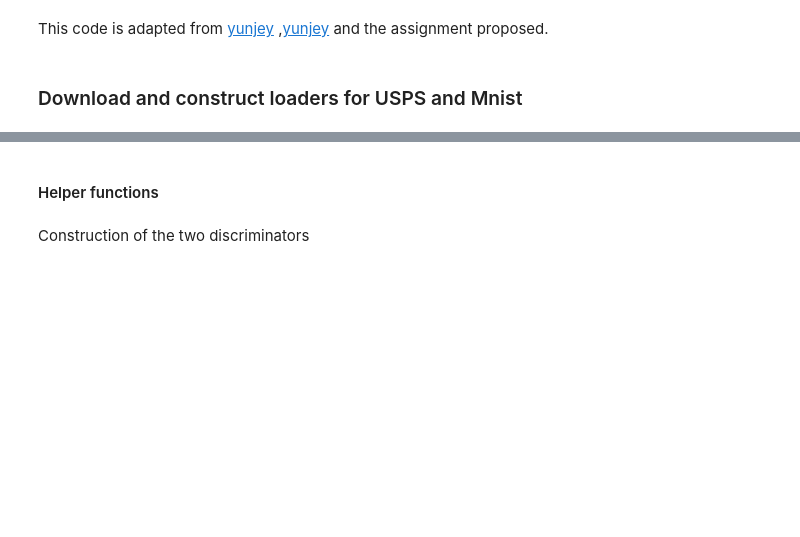
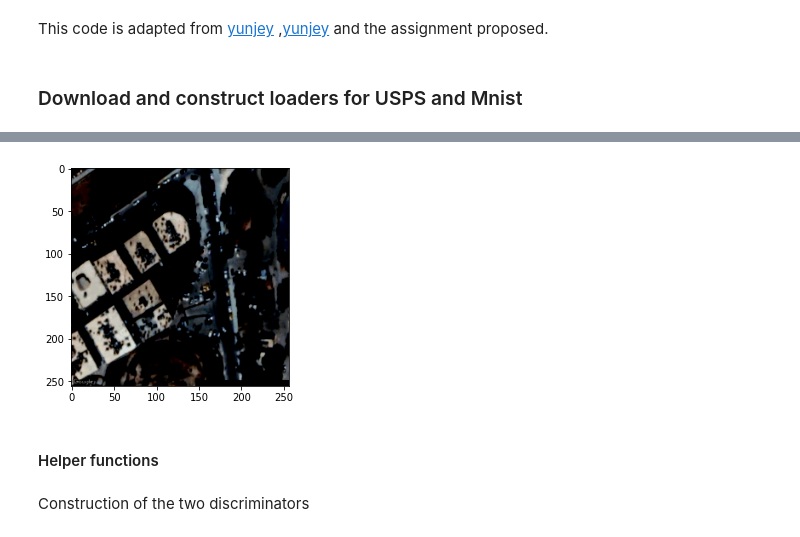
Before and after one commit to cerezamo/dl_ensae2020, a Jupyter notebook: TEST_SYRIE.ipynb, the cells around one changed output, grey strips where cells are left out. Drawn from its saved outputs; the diff is of its cells as text; code cells hidden in the pictures; blank space fills up the shorter version.

```diff
--- a/TEST_SYRIE.ipynb
+++ b/TEST_SYRIE.ipynb
@@ -220,0 +42,22 @@ The USPS dataset consists of 7,291 training images and 2007 test images each of
+# %%
+class CustomDataSet(Dataset):
+    def __init__(self, main_dir, transform):
+        self.main_dir = main_dir
+        self.transform = transform
+        all_imgs = os.listdir(main_dir)
+        self.total_imgs = all_imgs
+
+    def __len__(self):
+        return len(self.total_imgs)
+
+    def __getitem__(self, idx):
+        img_loc = os.path.join(self.main_dir, self.total_imgs[idx])
+        image = Image.open(img_loc).convert("RGB")
+        tensor_image = self.transform(image)
+        return tensor_image
+# %%
+transform = transforms.Compose([
+                                transforms.Resize(image_size),
+                                transforms.ToTensor(),
+                                transforms.Normalize((0.5, 0.5, 0.5), (0.5, 0.5, 0.5))
+                              ])
@@ -221,3 +68,21 @@ The USPS dataset consists of 7,291 training images and 2007 test images each of
+# %%
+images = CustomDataSet(root_destroyed, transform=transform)
+destroyed_loader = torch.utils.data.DataLoader(images , batch_size=batch_size, shuffle=True,
+                               num_workers=4, drop_last=False)
+# %%
+from PIL import Image
+import matplotlib.pyplot as plt
+%matplotlib inline
+import warnings
+warnings.filterwarnings("ignore")
+
+data = images[0]
+# %%
+np_img = np.transpose(data.numpy(), (1, 2, 0))
+plt.imshow(np.clip(np_img, 0, 1))
+plt.show()
+# %% [output]
+[figure, added]
 # %% [markdown]
 #### Helper functions
 # %%
```
Also changed, not shown: parts of 56 cells of this notebook.
